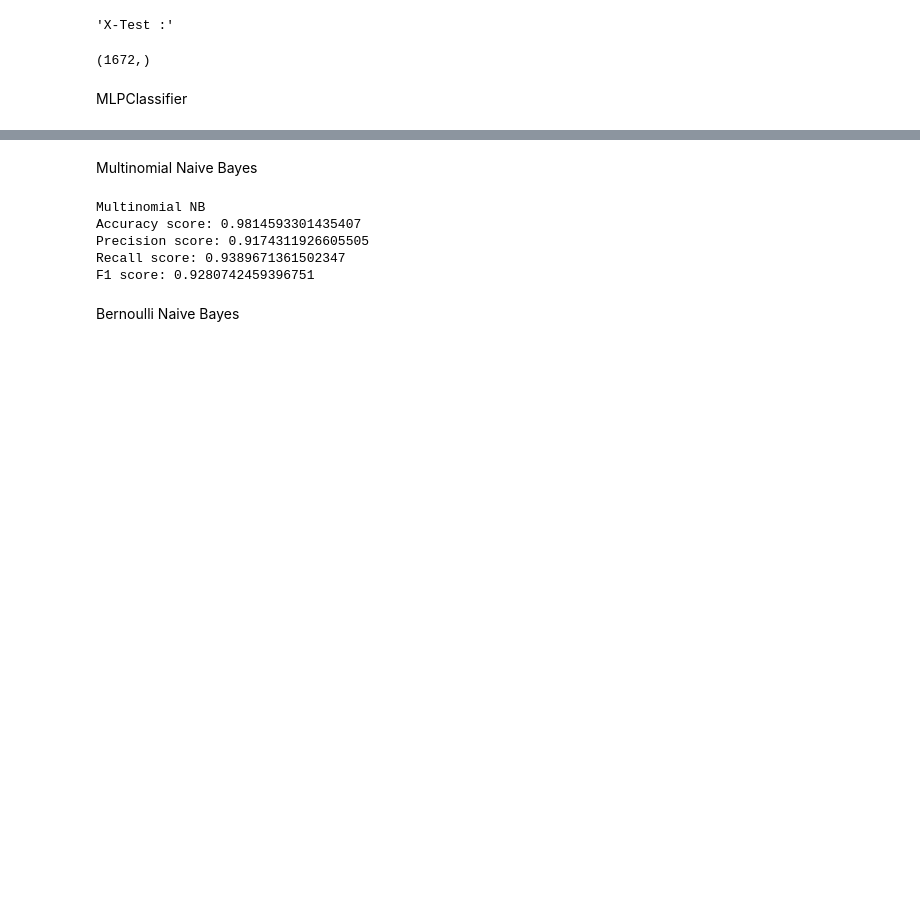
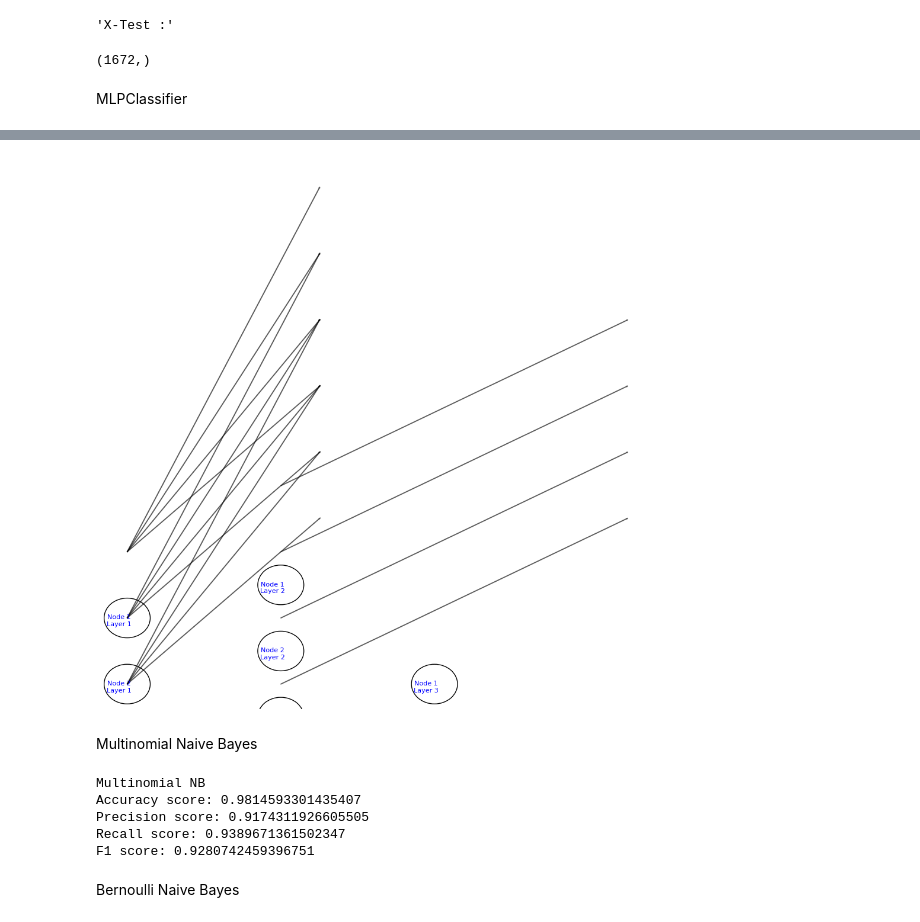
Before and after one commit to Lkoushik29/SpamEmail, a Jupyter notebook: spam_email.ipynb, the cells around one changed output, grey strips where cells are left out. Saved outputs shown, nothing was run; the diff lists cells and outputs as text; code cells hidden in the pictures; blank space fills up the shorter version.

```diff
--- a/spam_email.ipynb
+++ b/spam_email.ipynb
@@ -151,6 +151,49 @@ Accuracy score: 0.99
 Precision score: 0.98
 Recall score: 0.90
 F1 score: 0.94
+# %%
+import matplotlib.pyplot as plt
+import networkx as nx
+
+def draw_neural_net(ax, left, right, bottom, top, layer_sizes):
+    '''
+    Draw a neural network cartoon using matplotlib.
+    Source: https://gist.github.com/craffel/2d727968c3aaebd10359
+    '''
+
+    v_spacing = (top - bottom)/float(max(layer_sizes))
+    h_spacing = (right - left)/float(len(layer_sizes) - 1)
+
+    # Nodes
+    for i, layer_size in enumerate(layer_sizes):
+        y = v_spacing*(layer_size - 1)/2. + (top + bottom)/2.
+        for j in range(layer_size):
+            ax.add_artist(plt.Circle((i*h_spacing + left, y - j*v_spacing), 0.06, color='w', ec='k'))
+            ax.annotate(f'Node {j+1}\nLayer {i+1}', (i*h_spacing + left, y - j*v_spacing),
+                        textcoords="offset points", xytext=(-10,-10), ha='center', fontsize=8, color='b')
+
+    # Edges
+    for i in range(len(layer_sizes) - 1):
+        for j in range(layer_sizes[i]):
+            for k in range(layer_sizes[i + 1]):
+                ax.arrow(i*h_spacing + left, (v_spacing*j) + (top + bottom)/2., (i + 1)*h_spacing + left,
+                         (v_spacing*k) + (top + bottom)/2., color='k', alpha=0.5)
+
+# Define the architecture of your MLP (number of nodes in each layer)
+layer_sizes = [3, 4, 1]  # Change this according to your architecture
+
+# Set up the plot
+fig = plt.figure(figsize=(12, 12))
+ax = fig.gca()
+ax.axis('off')
+
+# Draw the neural network
+draw_neural_net(ax, .1, .9, .1, .9, layer_sizes)
+
+# Show the plot
+plt.show()
+# %% [output]
+[figure, added]
 # %% [markdown]
  Multinomial Naive Bayes
 # %%
```
Also changed, not shown: parts of 3 cells of this notebook.
